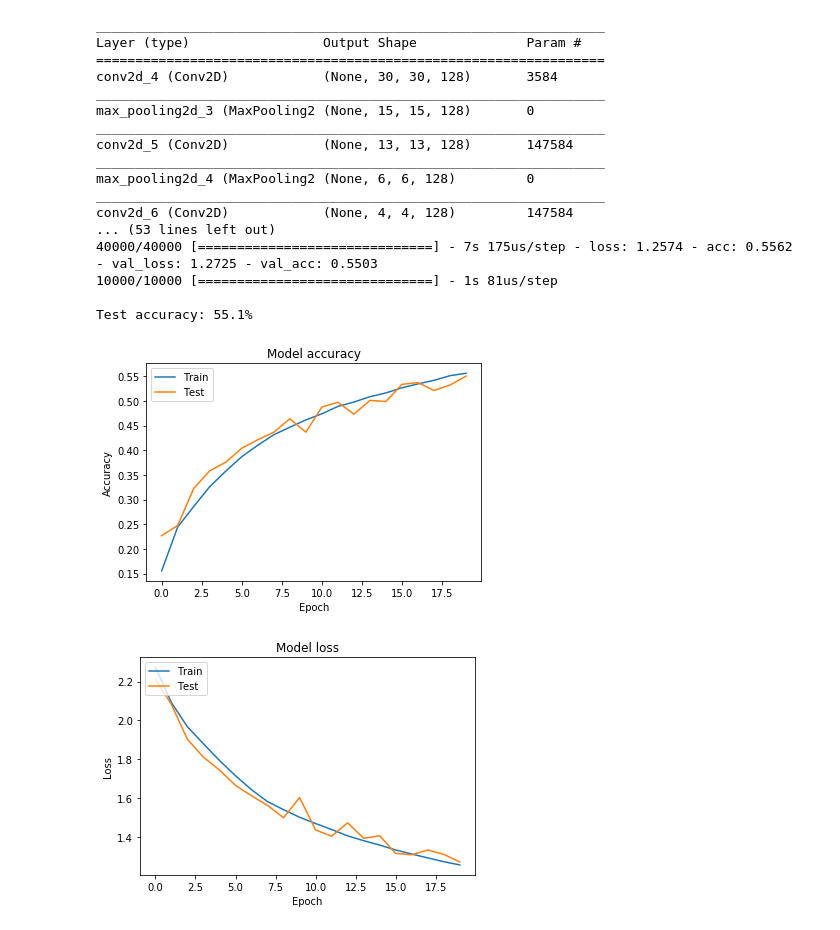
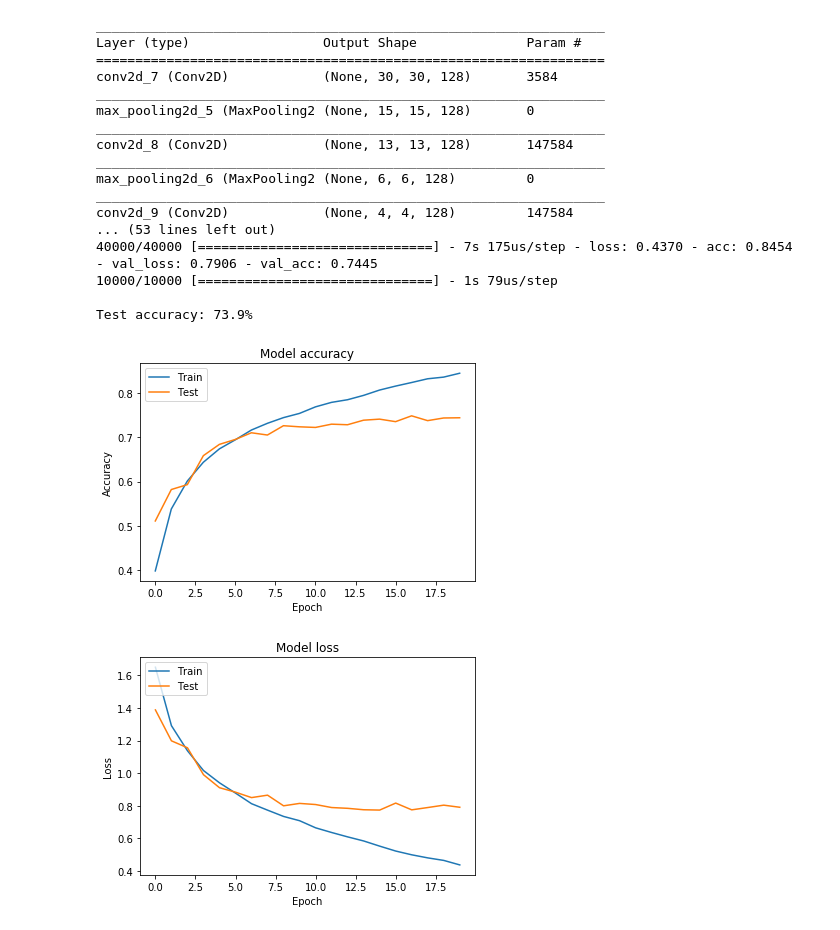
Before and after one commit to jasaguilar/CoE197-Deep-Learning, a Jupyter notebook: HW1_CNN.ipynb, the cells around one changed output. Saved outputs shown, nothing was run; the diff lists cells and outputs as text; code cells hidden in the pictures.

```diff
--- a/HW1_CNN.ipynb
+++ b/HW1_CNN.ipynb
@@ -27,7 +27,6 @@ x_train = x_train.astype('float32') / 255
 x_test = x_test.astype('float32') / 255
 
 # network parameters
-# image is processed as is (square grayscale)
 input_shape = x_train.shape[1:]
 batch_size = 128
 kernel_size = 3
@@ -57,15 +56,12 @@ model.add(Dropout(dropout))
 model.add(Dense(num_labels))
 model.add(Activation('softmax'))
 model.summary()
-#plot_model(model, to_file='cnn-mnist.png', show_shapes=True)
 
-# loss function for one-hot vector
-# use of adam optimizer
-# accuracy is good metric for classification tasks
+# use of sgd optimizer
 
 
 model.compile(loss='categorical_crossentropy',
-              optimizer='sgd',
+              optimizer='adam',
               metrics=['accuracy'])
 
 # train the network
@@ -76,40 +72,40 @@ print("\nTest accuracy: %.1f%%" % (100.0 * acc))
 
 
 
 # Plot training & validation accuracy values
 plt.plot(history.history['acc'])
 plt.plot(history.history['val_acc'])
 plt.title('Model accuracy')
 plt.ylabel('Accuracy')
 plt.xlabel('Epoch')
 plt.legend(['Train', 'Test'], loc='upper left')
 plt.show()
 
 # Plot training & validation loss values
 plt.plot(history.history['loss'])
 plt.plot(history.history['val_loss'])
 plt.title('Model loss')
 plt.ylabel('Loss')
 plt.xlabel('Epoch')
 plt.legend(['Train', 'Test'], loc='upper left')
 plt.show()
 # %% [output]
 _________________________________________________________________
 Layer (type)                 Output Shape              Param #
 =================================================================
-conv2d_4 (Conv2D)            (None, 30, 30, 128)       3584
+conv2d_7 (Conv2D)            (None, 30, 30, 128)       3584
 _________________________________________________________________
-max_pooling2d_3 (MaxPooling2 (None, 15, 15, 128)       0
+max_pooling2d_5 (MaxPooling2 (None, 15, 15, 128)       0
 _________________________________________________________________
-conv2d_5 (Conv2D)            (None, 13, 13, 128)       147584
+conv2d_8 (Conv2D)            (None, 13, 13, 128)       147584
 _________________________________________________________________
-max_pooling2d_4 (MaxPooling2 (None, 6, 6, 128)         0
+max_pooling2d_6 (MaxPooling2 (None, 6, 6, 128)         0
 _________________________________________________________________
-conv2d_6 (Conv2D)            (None, 4, 4, 128)         147584
+conv2d_9 (Conv2D)            (None, 4, 4, 128)         147584
 ... (53 lines left out)
-40000/40000 [==============================] - 7s 175us/step - loss: 1.2574 - acc: 0.5562 - val_loss: 1.2725 - val_acc: 0.5503
-10000/10000 [==============================] - 1s 81us/step
+40000/40000 [==============================] - 7s 175us/step - loss: 0.4370 - acc: 0.8454 - val_loss: 0.7906 - val_acc: 0.7445
+10000/10000 [==============================] - 1s 79us/step
 
-Test accuracy: 55.1%
+Test accuracy: 73.9%
-[figure, old version]
+[figure, new version]
-[figure, old version]
+[figure, new version]
```
